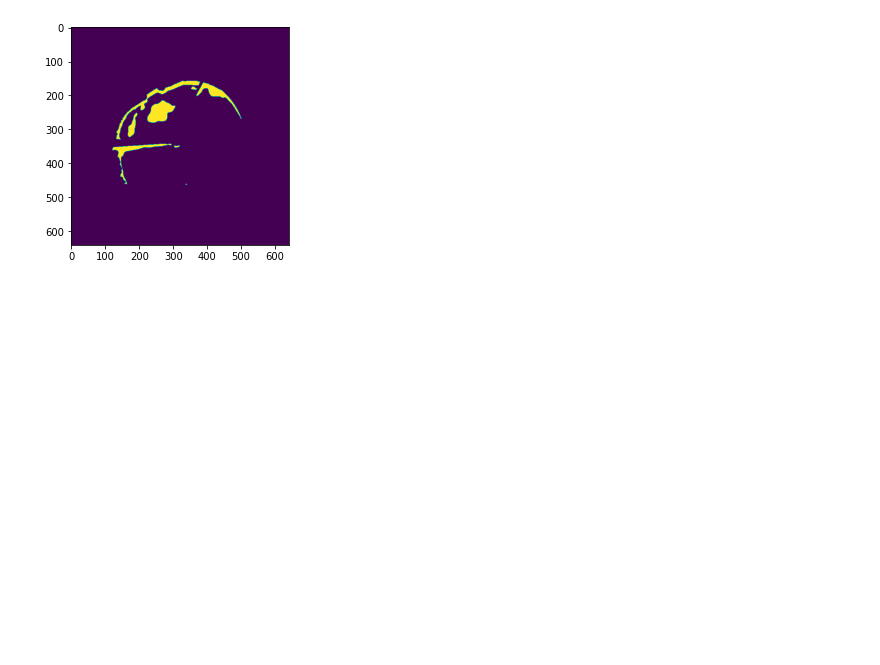
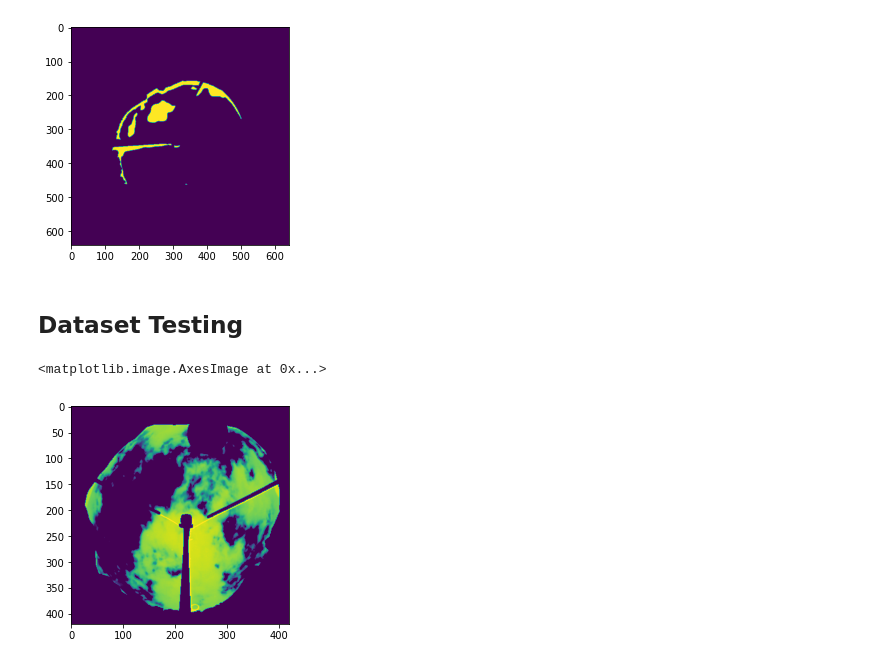
Before and after one commit to elrichgro/cloudseg, a Jupyter notebook: cloudseg/notebooks/test_script_output.ipynb, the cells around one changed output. Drawn from its saved outputs; the diff is of its cells as text; code cells hidden in the pictures; blank space fills up the shorter version.

```diff
--- a/cloudseg/notebooks/test_script_output.ipynb
+++ b/cloudseg/notebooks/test_script_output.ipynb
@@ -95,3 +88,5 @@ with h5py.File(file_name, 'r') as f:
     plt.imshow(img)
 # %% [output]
 [figure]
+# %% [markdown]
+## Dataset Testing
@@ -97,0 +95,7 @@ with h5py.File(file_name, 'r') as f:
+# %%
+dataset = HDF5Dataset("../../data/datasets/optimized_3_mini", "train", use_clear_sky=True)
+# %%
+plt.imshow(dataset[17]["irc"])
+# %% [output]
+<matplotlib.image.AxesImage at 0x...>
+[figure, added]
```
Also changed, not shown: parts of 35 cells of this notebook, 3 other files.
